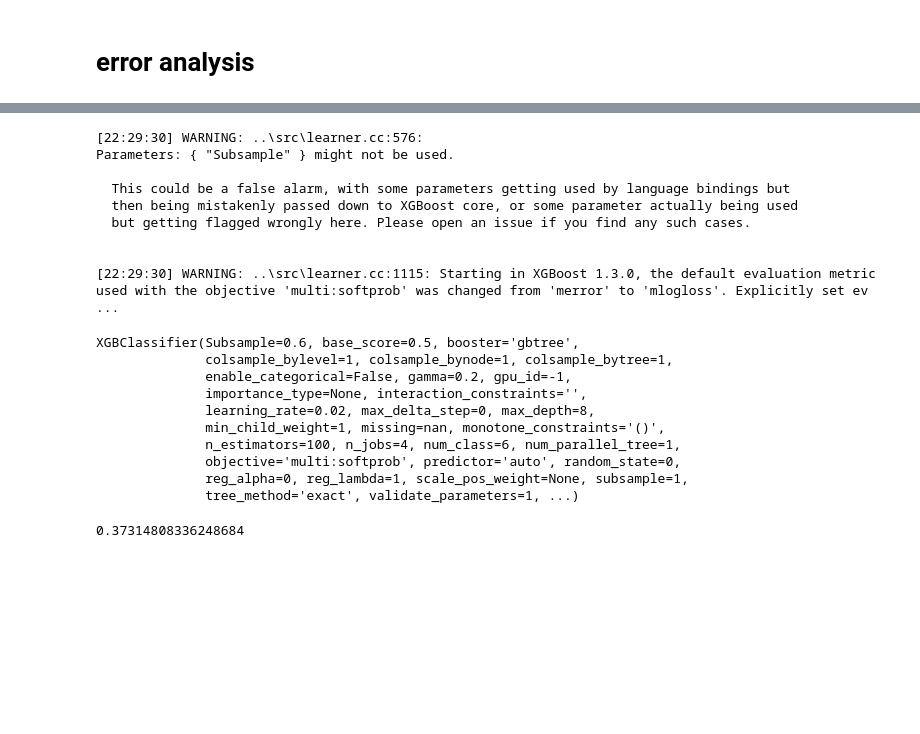
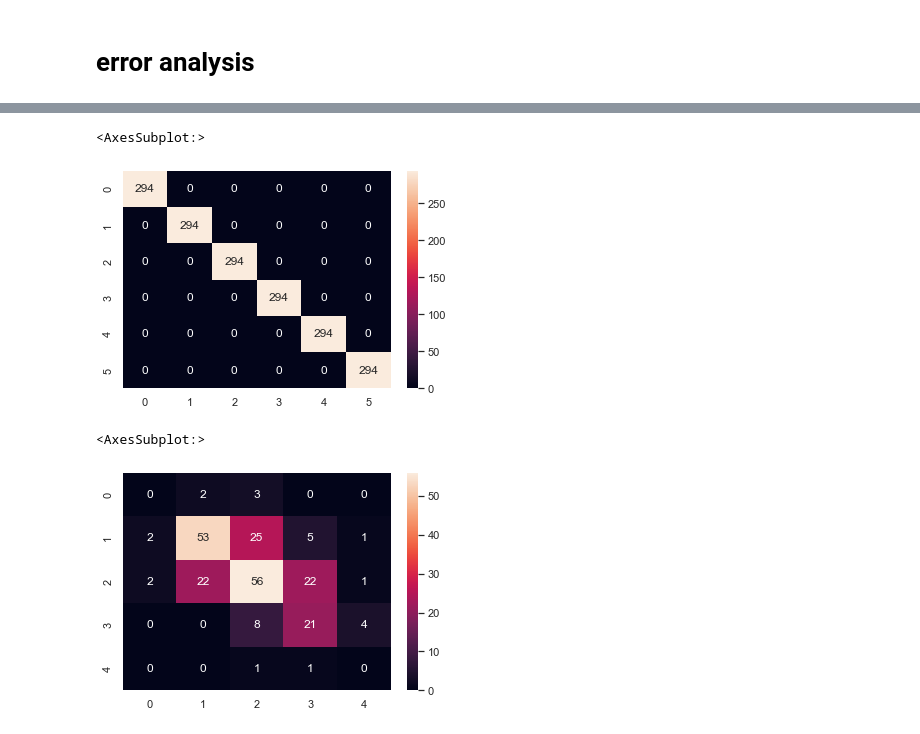
Before and after one commit to premota/wine-quality-classification, a Jupyter notebook: wine.ipynb, the cells around one changed output, grey strips where cells are left out. Drawn from its saved outputs; the diff is of its cells as text; code cells hidden in the pictures; blank space fills up the shorter version.

```diff
--- a/wine.ipynb
+++ b/wine.ipynb
@@ -324,3 +393,3 @@ model = xgb.XGBClassifier(max_depth = 7, learning_rate = 0.15, gamma = 0.5, Subs
 # %%
-model.fit(x_train, y_train)
+model_2.fit(x_train_resample, y_train_resample)
 # %% [output]
@@ -412,4 +422,0 @@ plt.show()
-# %%
-#using SMOTE to handle the minority class
-adasyn = ADASYN(sampling_strategy = "minority", random_state = 365, n_neighbors = 4)
-x_train_resample, y_train_resample = adasyn.fit_resample(x_train,y_train)
@@ -540,22 +422,0 @@ new_model = xgb.XGBClassifier(max_depth = 8, learning_rate = 0.02, gamma = 0.2,
-# %%
-new_model.fit(x_train_resample, y_train_resample)
-# %% [output]
-[22:29:30] WARNING: ..\src\learner.cc:576:
-Parameters: { "Subsample" } might not be used.
-
-  This could be a false alarm, with some parameters getting used by language bindings but
-  then being mistakenly passed down to XGBoost core, or some parameter actually being used
-  but getting flagged wrongly here. Please open an issue if you find any such cases.
-
-
-[22:29:30] WARNING: ..\src\learner.cc:1115: Starting in XGBoost 1.3.0, the default evaluation metric used with the objective 'multi:softprob' was changed from 'merror' to 'mlogloss'. Explicitly set ev ...
-XGBClassifier(Subsample=0.6, base_score=0.5, booster='gbtree',
-              colsample_bylevel=1, colsample_bynode=1, colsample_bytree=1,
-              enable_categorical=False, gamma=0.2, gpu_id=-1,
-              importance_type=None, interaction_constraints='',
-              learning_rate=0.02, max_delta_step=0, max_depth=8,
-              min_child_weight=1, missing=nan, monotone_constraints='()',
-              n_estimators=100, n_jobs=4, num_class=6, num_parallel_tree=1,
-              objective='multi:softprob', predictor='auto', random_state=0,
-              reg_alpha=0, reg_lambda=1, scale_pos_weight=None, subsample=1,
-              tree_method='exact', validate_parameters=1, ...)
@@ -566,4 +423,16 @@ new_f1_score_cv = metrics.f1_score(y_cv, y_resample_predict_cv, average = "macro
-# %%
-new_f1_score_cv
-# %% [output]
-0.37314808336248684
+# %%
+def confusion_matrix(x,y,m):
+    y_predict = m.predict(x)
+    confusion_matrix = metrics.confusion_matrix(y,y_predict)
+    image = sns.heatmap(confusion_matrix, annot = True, fmt = "d")
+    return image
+# %%
+confusion_matrix(x_train_resample,y_train_resample, model_2)
+# %% [output]
+<AxesSubplot:>
+[figure, added]
+# %%
+confusion_matrix(x_cv, y_cv, model_2)
+# %% [output]
+<AxesSubplot:>
+[figure, added]
```
Also changed, not shown: parts of 53 cells of this notebook.
